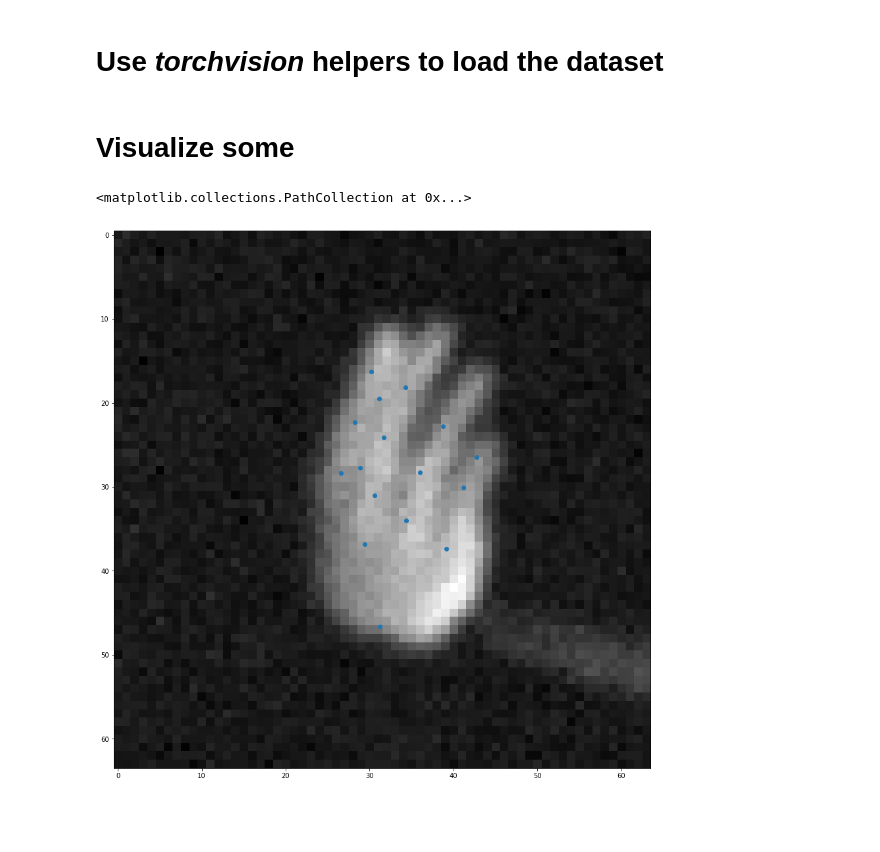
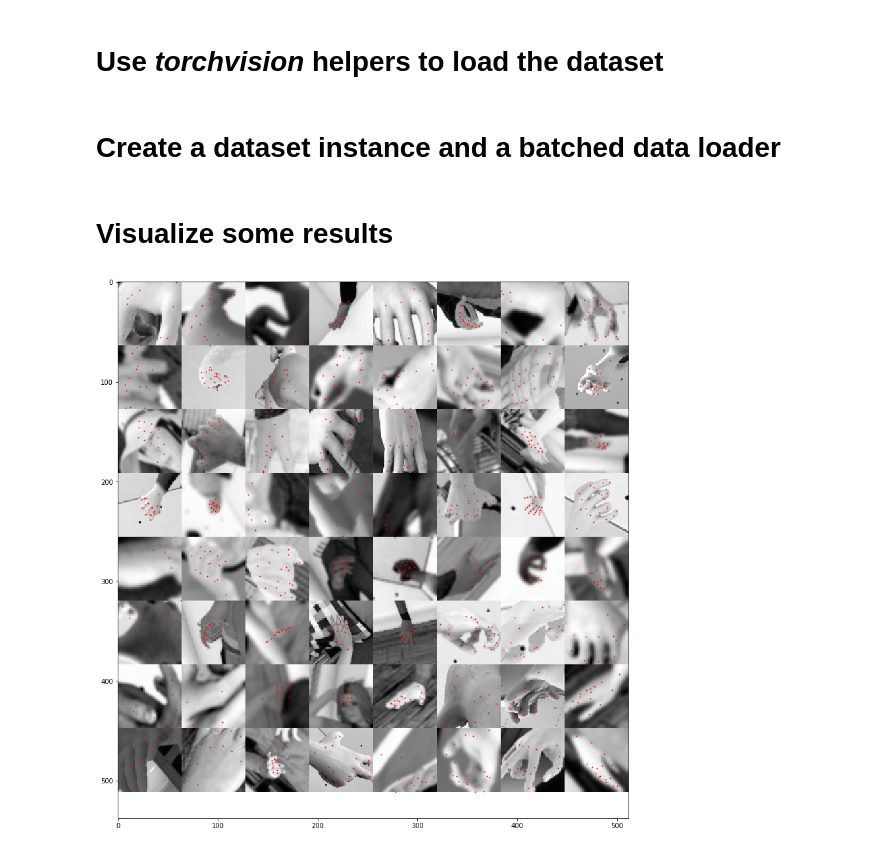
Before and after one commit to nkyriazis/random_notebooks, a Jupyter notebook: joints_2d_dataset.ipynb, the cells around one changed output. Drawn from its saved outputs; the diff is of its cells as text; code cells hidden in the pictures; blank space fills up the shorter version.

Commit message:
Visual debugging Some refactoring and bug fixing

```diff
--- a/joints_2d_dataset.ipynb
+++ b/joints_2d_dataset.ipynb
@@ -128,17 +132,24 @@ class Dataset(torch.utils.data.Dataset):
 
         # return
         return img, J
+# %% [markdown]
+# Create a dataset instance and a batched data loader
 # %%
 ds = Dataset()
-dl = torch.utils.data.DataLoader(ds, batch_size=32)
+dl = torch.utils.data.DataLoader(ds, batch_size=64, shuffle=True)
 # %% [markdown]
-# Visualize some
+# Visualize some results
-# %%
-img, j = ds[6]
-j = j[j[...,-1]!=0]
-plt.figure(figsize=(15,15))
-plt.imshow(img, 'gray')
-plt.scatter(j[...,0], j[...,1])
-# %% [output]
-<matplotlib.collections.PathCollection at 0x...>
-[figure, removed]
+# %%
+X, Y = iter(dl).next()
+plt.figure(figsize=(15,15))
+plt.imshow(make_grid(X[:,None,:,:], padding=0, normalize=True, scale_each=True).permute(1, 2, 0))
+for i, J in enumerate(Y):
+    J = J[J[...,-1]!=0]
+    offset_x = (i % 8) * 64
+    offset_y = (i // 8) * 64
+
+    plt.scatter(J[...,0] + offset_x,
+                J[...,1] + offset_y,
+                c = 'red', s=1)
+# %% [output]
+[figure, added]
```
Also changed, not shown: parts of 2 cells of this notebook.
